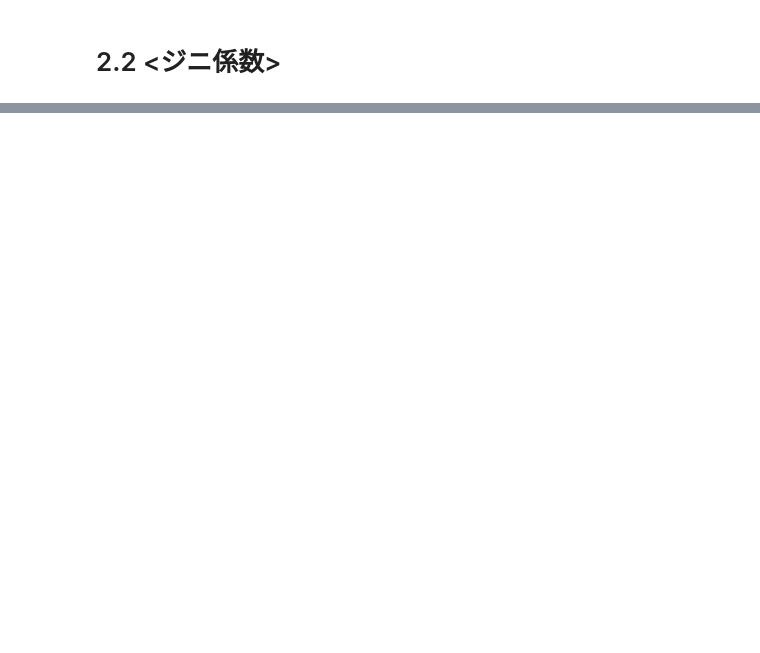
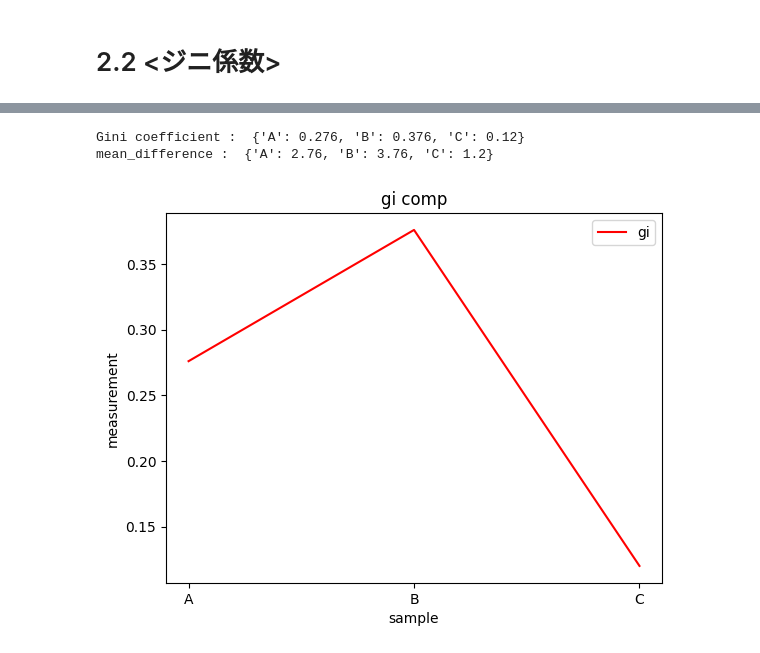
Before and after one commit to kkaomsihmi/AnIntroductionToStatistics, a Jupyter notebook: section2_1-dimensional_data.ipynb, the cells around one changed output, grey strips where cells are left out. Drawn from its saved outputs; the diff is of its cells as text; code cells hidden in the pictures; blank space fills up the shorter version.

```diff
--- a/section2_1-dimensional_data.ipynb
+++ b/section2_1-dimensional_data.ipynb
@@ -26,0 +18,49 @@ Index(['A', 'B', 'C'], dtype='object')
+# %%
+# create DataFrame
+df= pd.concat([series_A,series_B,series_C],axis=1)
+# %%
+# 平均差のsummation部分
+diff_dict = dict()
+for col in df.columns:
+    diff_tmp = []
+    for d in df[col]:
+        diff=abs(df[col]-d)
+        diff_tmp.append(diff)
+    diff_df = pd.DataFrame(diff_tmp, index = index_name)
+    diff_dict[col]=diff_df
+# %%
+# 平均差
+mean_difference = dict()
+for col in df.columns:
+    mean_difference_temp=diff_dict[col].sum().sum() / (len(df[col])**2)
+    mean_difference[col] = mean_difference_temp
+# %%
+# ジニ係数
+gi = dict()
+for col in df.columns:
+    gi_temp = mean_difference[col]/(2*df[col].mean())
+    gi[col] = gi_temp.round(4)
+# %%
+# 結果標示
+print("Gini coefficient : ", gi)
+print("mean_difference : ", mean_difference)
+# %% [output]
+Gini coefficient :  {'A': 0.276, 'B': 0.376, 'C': 0.12}
+mean_difference :  {'A': 2.76, 'B': 3.76, 'C': 1.2}
+# %%
+#グラフで比較してみる,
+fig, ax = plt.subplots()
+
+ax.plot(df.columns,gi.values(),color="r", label="gi")
+#ax.plot(df.columns, mean_difference.values(), color="b", label="mean_diff")
+#ax.plot(df.columns, df[df.columns].mean(), color="g", label="mean")
+
+ax.legend(loc = "upper right")
+
+ax.set_title("gi comp")
+ax.set_xlabel("sample")
+ax.set_ylabel("measurement")
+
+plt.show()
+# %% [output]
+[figure, added]
```
Also changed, not shown: parts of 9 cells of this notebook.
